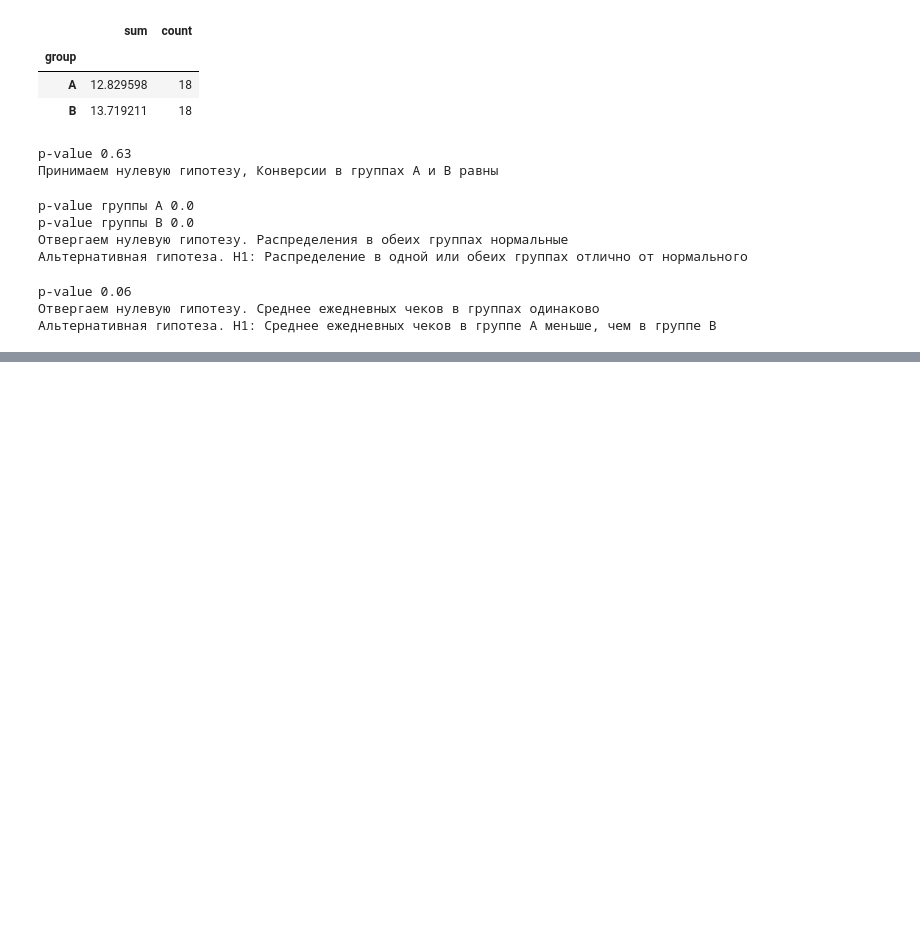
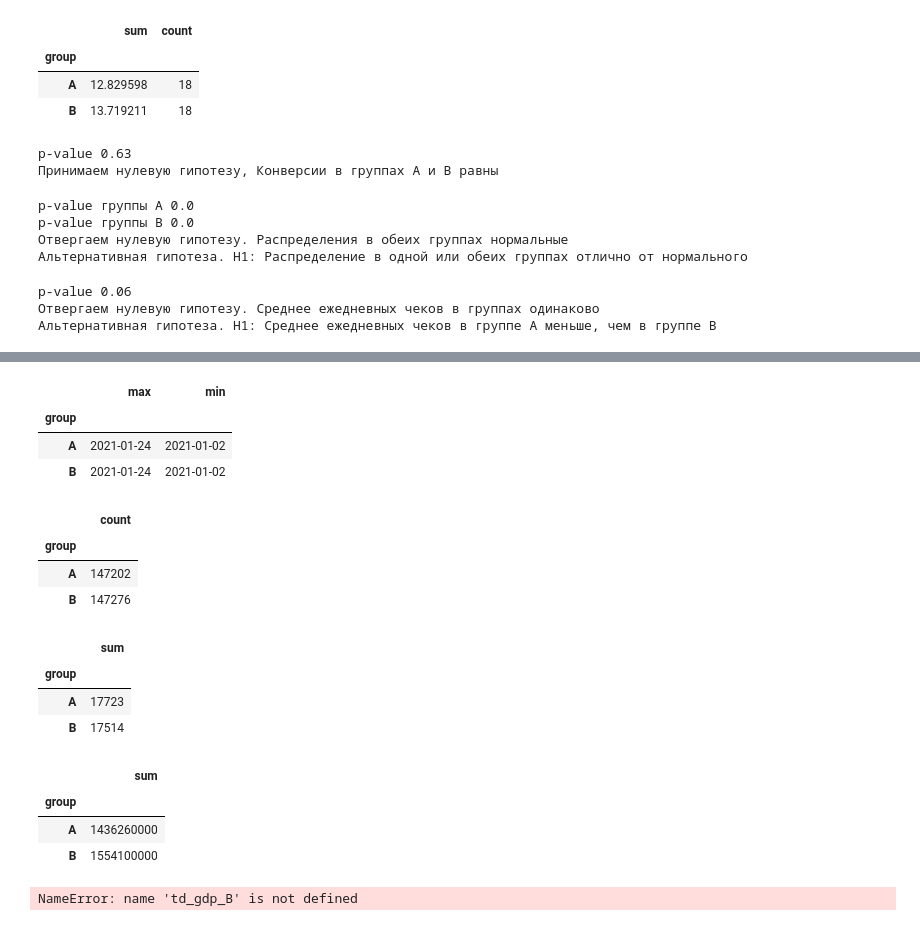
Before and after one commit to madskillskill/sf_data_science, a Jupyter notebook: EDA-5/EDA-5.ipynb, the cells around one changed output, grey strips where cells are left out. Cells and saved outputs as stored; diff of their text form; code cells hidden in the pictures; blank space fills up the shorter version.

```diff
--- a/EDA-5/EDA-5.ipynb
+++ b/EDA-5/EDA-5.ipynb
@@ -457,0 +676,41 @@ z_crit = -norm.ppf(alpha/2) # z критическое
+# %%
+td['date'] = pd.to_datetime(td['date'], format='%Y-%m-%d')
+# %%
+td_grp_date = td.groupby('group')['date'].agg(['max', 'min'])
+display(td_grp_date)
+# %% [output]
+|  | max | min |
+| group |  |  |
+| A | 2021-01-24 | 2021-01-02 |
+| B | 2021-01-24 | 2021-01-02 |
+# %%
+td_grp_enter = td.groupby('group')['user_id'].agg(['count'])
+display(td_grp_enter)
+# %% [output]
+|  | count |
+| group |  |
+| A | 147202 |
+| B | 147276 |
+# %%
+td_grp_prch = td.groupby('group')['purchase'].agg(['sum'])
+display(td_grp_prch)
+# %% [output]
+|  | sum |
+| group |  |
+| A | 17723 |
+| B | 17514 |
+# %%
+td_grp_price = td.groupby('group')['price'].agg(['sum'])
+display(td_grp_price)
+# %% [output]
+|  | sum |
+| group |  |
+| A | 1436260000 |
+| B | 1554100000 |
+# %%
+td_grp_A = td['user_id'][td['group']=='A']
+td_grp_B = td['user_id'][td['group']=='B']
+
+td_id = td
+# %% [output]
+NameError: name 'td_gdp_B' is not defined
```
Also changed, not shown: parts of 20 cells of this notebook, 3 other files.
